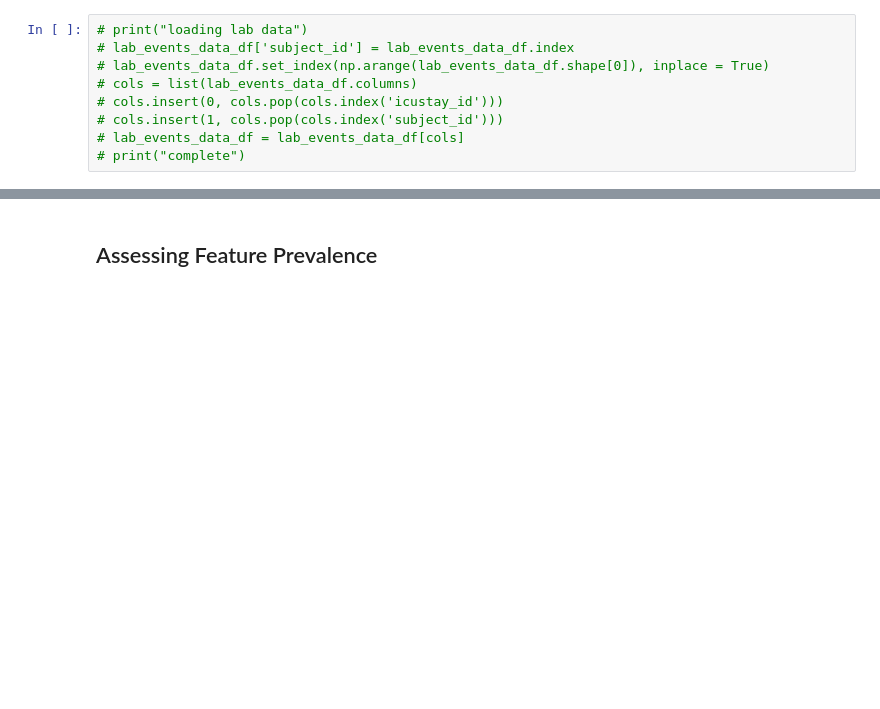
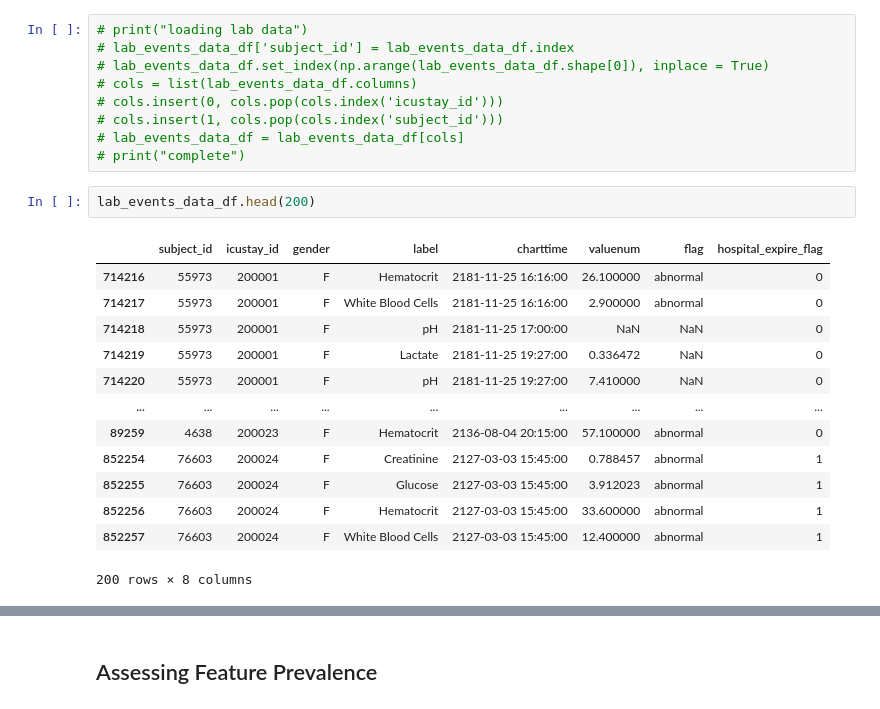
Before and after one commit to RJBeetel3/icu-data-exploration, a Jupyter notebook: icu_mortality_prediction/icu_mortality_prediction/notebooks/LABEVENTS_FIRST24.ipynb, the cells around one changed output, grey strips where cells are left out. Drawn from its saved outputs; the diff is of its cells as text; blank space fills up the shorter version.

```diff
--- a/icu_mortality_prediction/icu_mortality_prediction/notebooks/LABEVENTS_FIRST24.ipynb
+++ b/icu_mortality_prediction/icu_mortality_prediction/notebooks/LABEVENTS_FIRST24.ipynb
@@ -526,6 +526,22 @@ a proper index and reorganizes the columns to have the lab results grouped toget
 # cols.insert(1, cols.pop(cols.index('subject_id')))
 # lab_events_data_df = lab_events_data_df[cols]
 # print("complete")
+# %%
+lab_events_data_df.head(200)
+# %% [output]
+|  | subject_id | icustay_id | gender | label | charttime | valuenum | flag | hospital_expire_flag |
+| 714216 | 55973 | 200001 | F | Hematocrit | 2181-11-25 16:16:00 | 26.100000 | abnormal | 0 |
+| 714217 | 55973 | 200001 | F | White Blood Cells | 2181-11-25 16:16:00 | 2.900000 | abnormal | 0 |
+| 714218 | 55973 | 200001 | F | pH | 2181-11-25 17:00:00 | NaN | NaN | 0 |
+| 714219 | 55973 | 200001 | F | Lactate | 2181-11-25 19:27:00 | 0.336472 | NaN | 0 |
+| 714220 | 55973 | 200001 | F | pH | 2181-11-25 19:27:00 | 7.410000 | NaN | 0 |
+| ... | ... | ... | ... | ... | ... | ... | ... | ... |
+| 89259 | 4638 | 200023 | F | Hematocrit | 2136-08-04 20:15:00 | 57.100000 | abnormal | 0 |
+| 852254 | 76603 | 200024 | F | Creatinine | 2127-03-03 15:45:00 | 0.788457 | abnormal | 1 |
+| 852255 | 76603 | 200024 | F | Glucose | 2127-03-03 15:45:00 | 3.912023 | abnormal | 1 |
+| 852256 | 76603 | 200024 | F | Hematocrit | 2127-03-03 15:45:00 | 33.600000 | abnormal | 1 |
+| 852257 | 76603 | 200024 | F | White Blood Cells | 2127-03-03 15:45:00 | 12.400000 | abnormal | 1 |
+200 rows × 8 columns
 # %%
 unique_icu_stay_count = lab_events_data_df.drop_duplicates('icustay_id', keep = 'first').shape[0]
 unique_patients_count = lab_events_data_df.drop_duplicates('subject_id', keep = 'first').shape[0]
```
Also changed, not shown: parts of 40 cells of this notebook.
